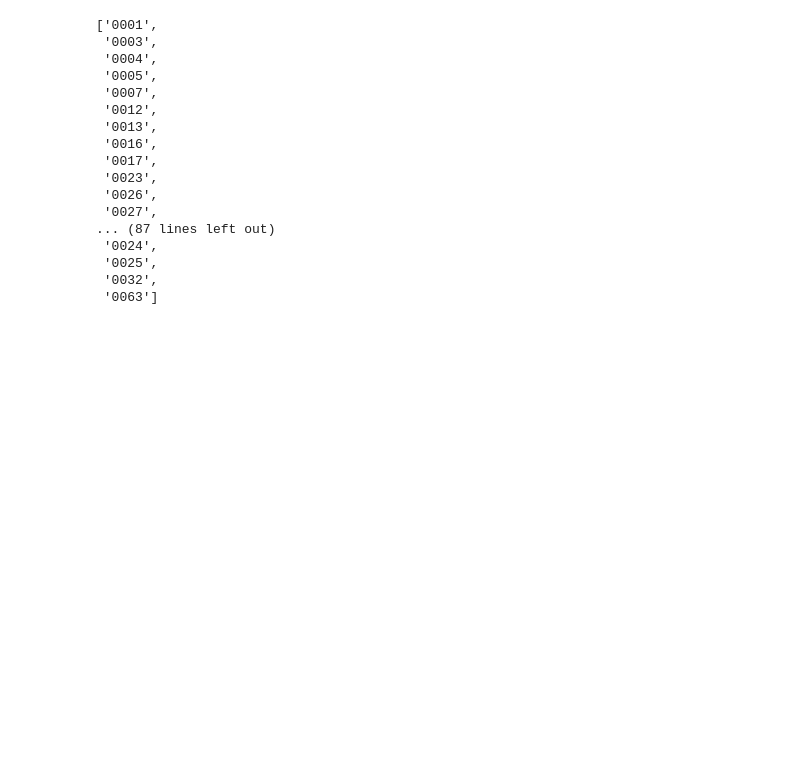
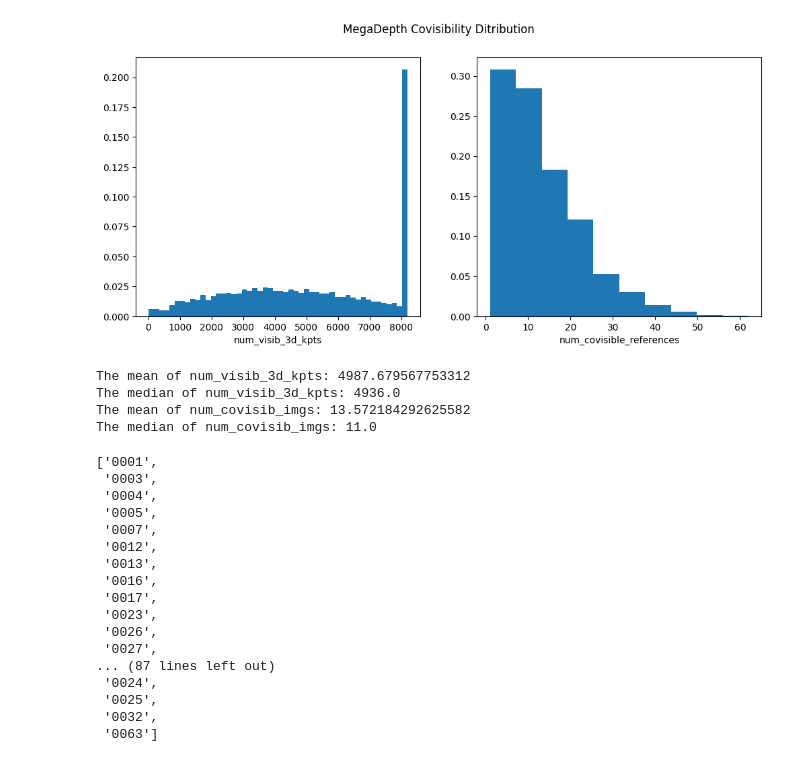
Before and after one commit to Jia0603/3d-2d-Matching-, a Jupyter notebook: file_writing_and_debugging.ipynb, the cells around one changed output. Saved outputs shown, nothing was run; the diff lists cells and outputs as text; code cells hidden in the pictures; blank space fills up the shorter version.

```diff
--- a/file_writing_and_debugging.ipynb
+++ b/file_writing_and_debugging.ipynb
@@ -33,3 +46,21 @@ token_confidence.7.token.0.bias                              | [1]
+# %%
+# compute megadepth num_visible 3d distribution, num_ref_image ditribution
+mega_num_visib_3d, mega_num_refs = [], []
+for scene in scene_names:
+    cur_megadepth_covisib_path = megadepth_covisib_path_all_scenes / scene / "covisibility_results.pkl"
+    with open(cur_megadepth_covisib_path, "rb") as f:
+        scene_results = pickle.load(f)
+    scene_imgs = [img for img in scene_results.keys()]
+    for img in scene_imgs:
+        mega_num_visib_3d.append(len(scene_results[img]["unique_points"]))
+        mega_num_refs.append(len(scene_results[img]["unique_images"]))
+visualize_covisib_distribution(mega_num_visib_3d, mega_num_refs, "MegaDepth Covisibility Ditribution")
+# %% [output]
+[figure, added]
+The mean of num_visib_3d_kpts: 4987.679567753312
+The median of num_visib_3d_kpts: 4936.0
+The mean of num_covisib_imgs: 13.572184292625582
+The median of num_covisib_imgs: 11.0
 # %%
 from pathlib import Path
 root = Path("/proj/vlarsson/datasets/megadepth/Undistorted_SfM")
```
Also changed, not shown: parts of 7 cells of this notebook, 11 other files.
